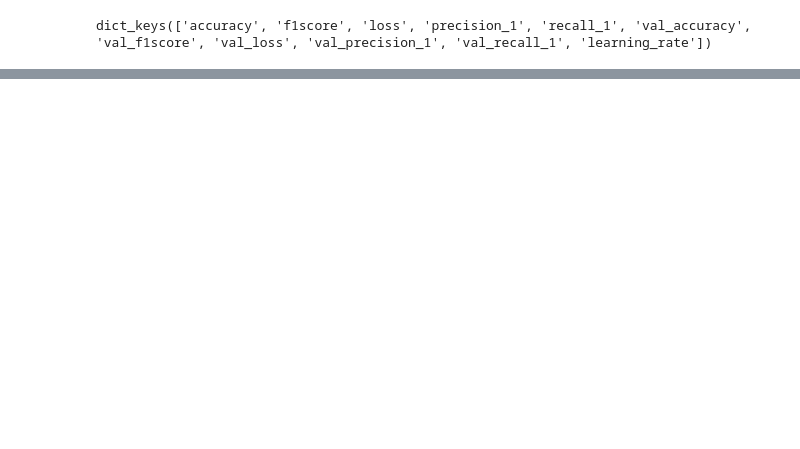
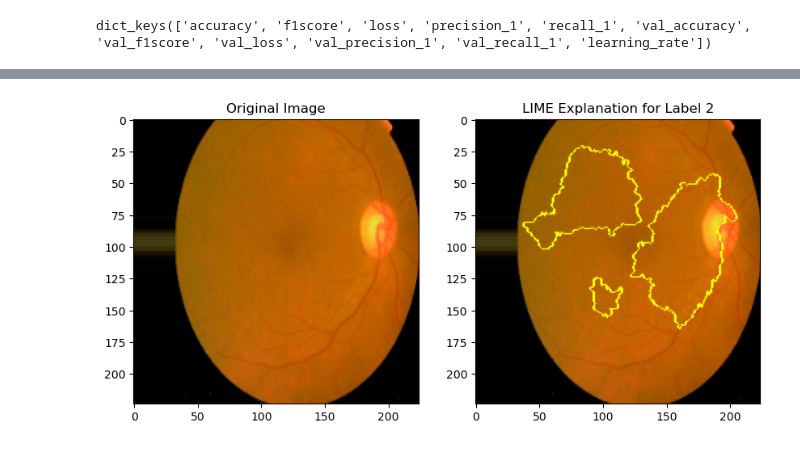
Before and after one commit to Santhoshmarimuthu/DR-detection, a Jupyter notebook: DR-combined custom model.ipynb, the cells around one changed output, grey strips where cells are left out. Cells and saved outputs as stored; diff of their text form; code cells hidden in the pictures; blank space fills up the shorter version.

```diff
--- a/DR-combined custom model.ipynb
+++ b/DR-combined custom model.ipynb
@@ -292,0 +316,55 @@ WARNING:absl:You are saving your model as an HDF5 file via `model.save()` or `ke
+# %%
+import numpy as np
+import matplotlib.pyplot as plt
+from lime import lime_image
+from skimage.segmentation import mark_boundaries
+
+# Define a prediction function that LIME can use (classifier_fn)
+def classifier_fn(images):
+    # No need to normalize the images here since ImageDataGenerator already did it
+    return retinopathy_model.predict(images)
+
+# Instantiate the LIME image explainer
+explainer = lime_image.LimeImageExplainer()
+
+# Select a batch of images from your train_data generator
+X_train, _ = next(train_data)  # Using next() to get the next batch
+
+# Select the first image from the batch for explanation (you can change the index if needed)
+image_to_explain = X_train[0]  # You can change this to any other image in the batch
+
+# Explain the image using LIME
+explanation = explainer.explain_instance(image_to_explain,
+                                         classifier_fn,  # Pass the classifier function here
+                                         top_labels=5,
+                                         hide_color=0,
+                                         num_samples=1000)  # 1000 perturbed images
+
+# Get the explanation for the top predicted label
+top_label = explanation.top_labels[0]
+
+# Visualize the explanation: Highlight important areas for the top label
+fig, ax = plt.subplots(1, 2, figsize=(10, 5))
+
+# Original image
+ax[0].imshow(image_to_explain)
+ax[0].set_title('Original Image')
+
+# LIME explanation: Overlay the mask on the original image
+explanation_image, mask = explanation.get_image_and_mask(top_label,
+                                                         positive_only=True,
+                                                         num_features=5,
+                                                         hide_rest=False)
+
+# Apply the mask to the original image and visualize the important areas
+explained_image = mark_boundaries(image_to_explain, mask)
+
+# Ensure the image data is in the correct type for visualization
+explained_image = np.array(explained_image, dtype=np.float32)
+
+# Plot the explanation image
+ax[1].imshow(explained_image)
+ax[1].set_title(f'LIME Explanation for Label {top_label}')
+
+plt.show()
+# %% [output]
@@ -292,0 +388 @@ WARNING:absl:You are saving your model as an HDF5 file via `model.save()` or `ke
+[figure, added]
```
Also changed, not shown: parts of 14 cells of this notebook.
